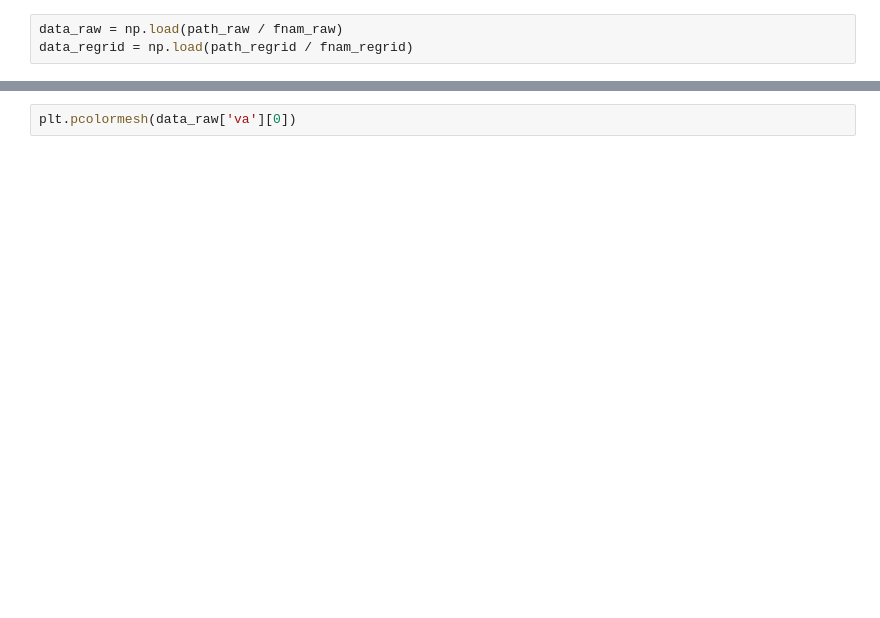
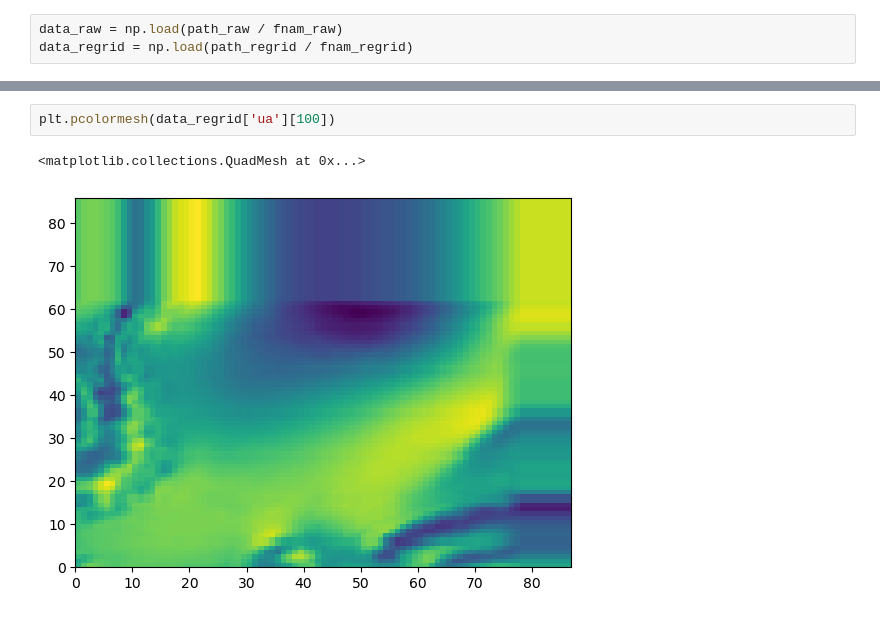
Before and after one commit to jackbassham/thesis-rough, a Jupyter notebook: notebooks/5.0-jwb-test-plot-regrid.ipynb, the cells around one changed output, grey strips where cells are left out. Saved outputs shown, nothing was run; the diff lists cells and outputs as text; blank space fills up the shorter version.

```diff
--- a/notebooks/5.0-jwb-test-plot-regrid.ipynb
+++ b/notebooks/5.0-jwb-test-plot-regrid.ipynb
@@ -252,4 +255,7 @@ plt.pcolormesh(data_raw['ua'][0])
 # %%
-plt.pcolormesh(data_raw['va'][0])
+plt.pcolormesh(data_regrid['ua'][100])
+# %% [output]
+<matplotlib.collections.QuadMesh at 0x...>
+[figure, added]
 # %%
 plt.pcolormesh(data_regrid['ua'][100])
```
Also changed, not shown: parts of 24 cells of this notebook, 1 other file.
